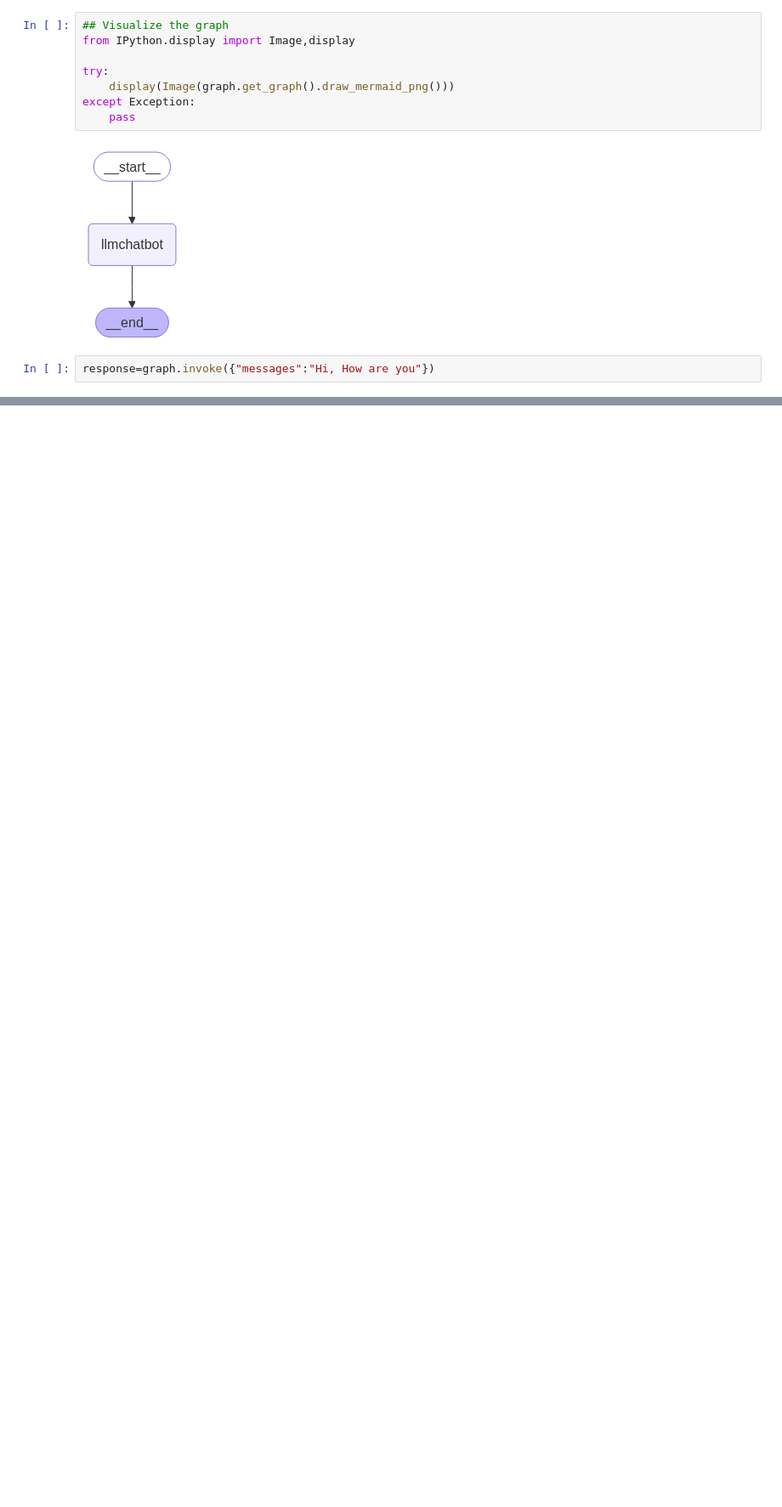
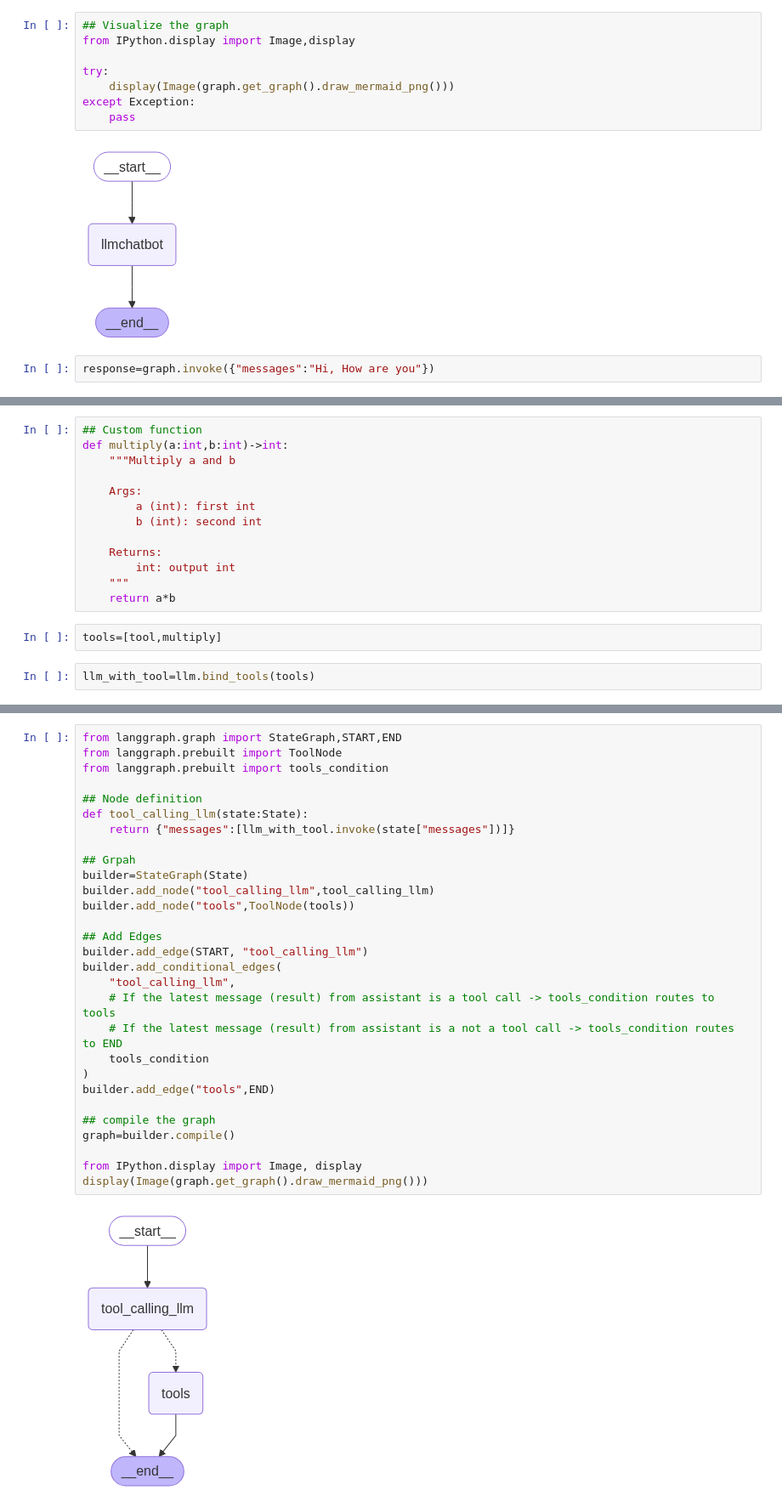
Before and after one commit to iamdiwakaryan/BasicChatBot-With-LangGraph, a Jupyter notebook: basicchatbot.ipynb, the cells around one changed output, grey strips where cells are left out. Shown: that part at 85% size. Saved outputs shown, nothing was run; the diff lists cells and outputs as text; blank space fills up the shorter version.

Commit message:
Tools Added

```diff
--- a/basicchatbot.ipynb
+++ b/basicchatbot.ipynb
@@ -66,0 +88,17 @@ I'm just a language model, so I don't have emotions or feelings like humans do,
+# %%
+## Custom function
+def multiply(a:int,b:int)->int:
+    """Multiply a and b
+
+    Args:
+        a (int): first int
+        b (int): second int
+
+    Returns:
+        int: output int
+    """
+    return a*b
+# %%
+tools=[tool,multiply]
+# %%
+llm_with_tool=llm.bind_tools(tools)
@@ -66,0 +109,31 @@ I'm just a language model, so I don't have emotions or feelings like humans do,
+# %%
+from langgraph.graph import StateGraph,START,END
+from langgraph.prebuilt import ToolNode
+from langgraph.prebuilt import tools_condition
+
+## Node definition
+def tool_calling_llm(state:State):
+    return {"messages":[llm_with_tool.invoke(state["messages"])]}
+
+## Grpah
+builder=StateGraph(State)
+builder.add_node("tool_calling_llm",tool_calling_llm)
+builder.add_node("tools",ToolNode(tools))
+
+## Add Edges
+builder.add_edge(START, "tool_calling_llm")
+builder.add_conditional_edges(
+    "tool_calling_llm",
+    # If the latest message (result) from assistant is a tool call -> tools_condition routes to tools
+    # If the latest message (result) from assistant is a not a tool call -> tools_condition routes to END
+    tools_condition
+)
+builder.add_edge("tools",END)
+
+## compile the graph
+graph=builder.compile()
+
+from IPython.display import Image, display
+display(Image(graph.get_graph().draw_mermaid_png()))
+# %% [output]
+[figure, added]
```
Also changed, not shown: parts of 9 cells of this notebook, 1 other file.
